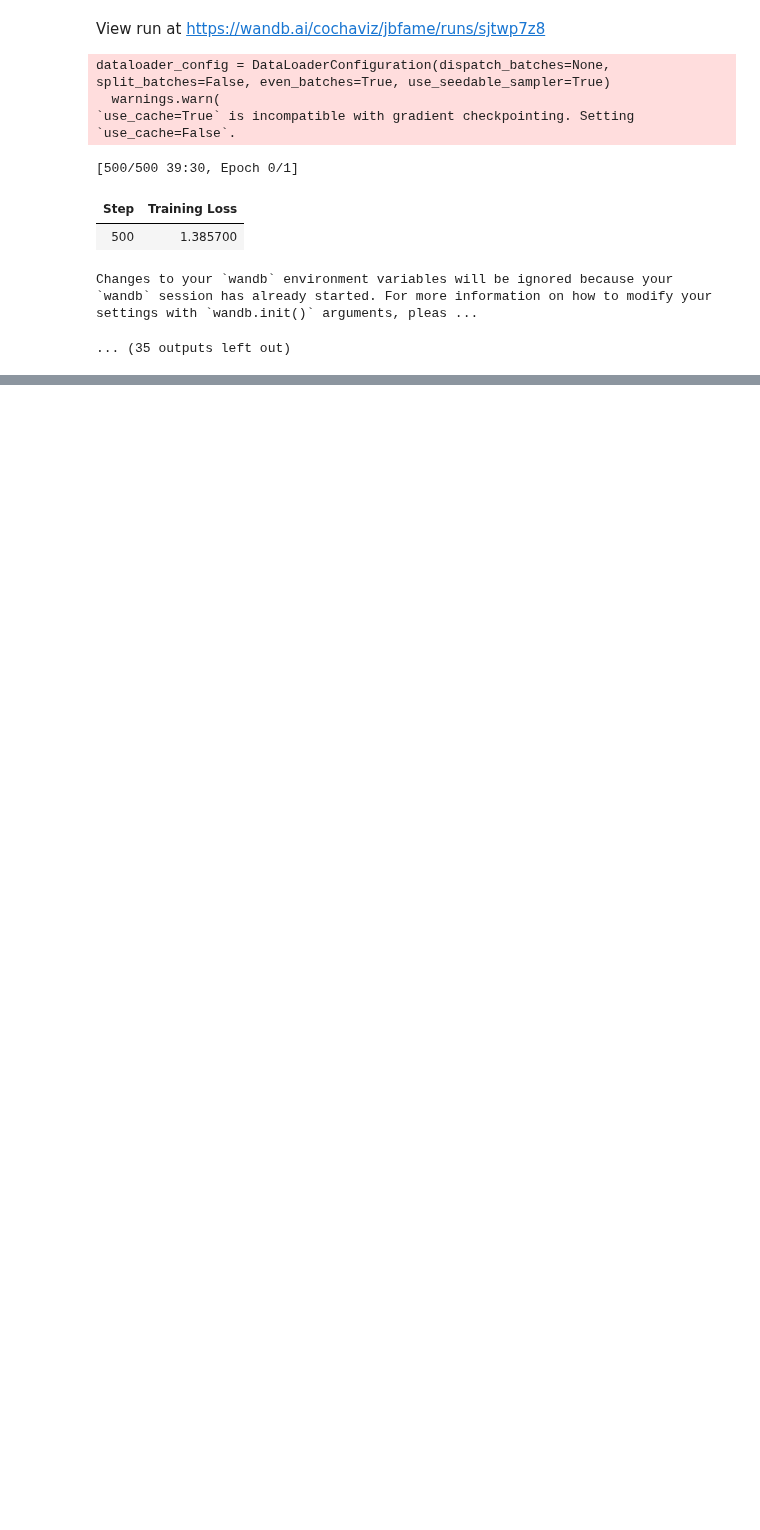
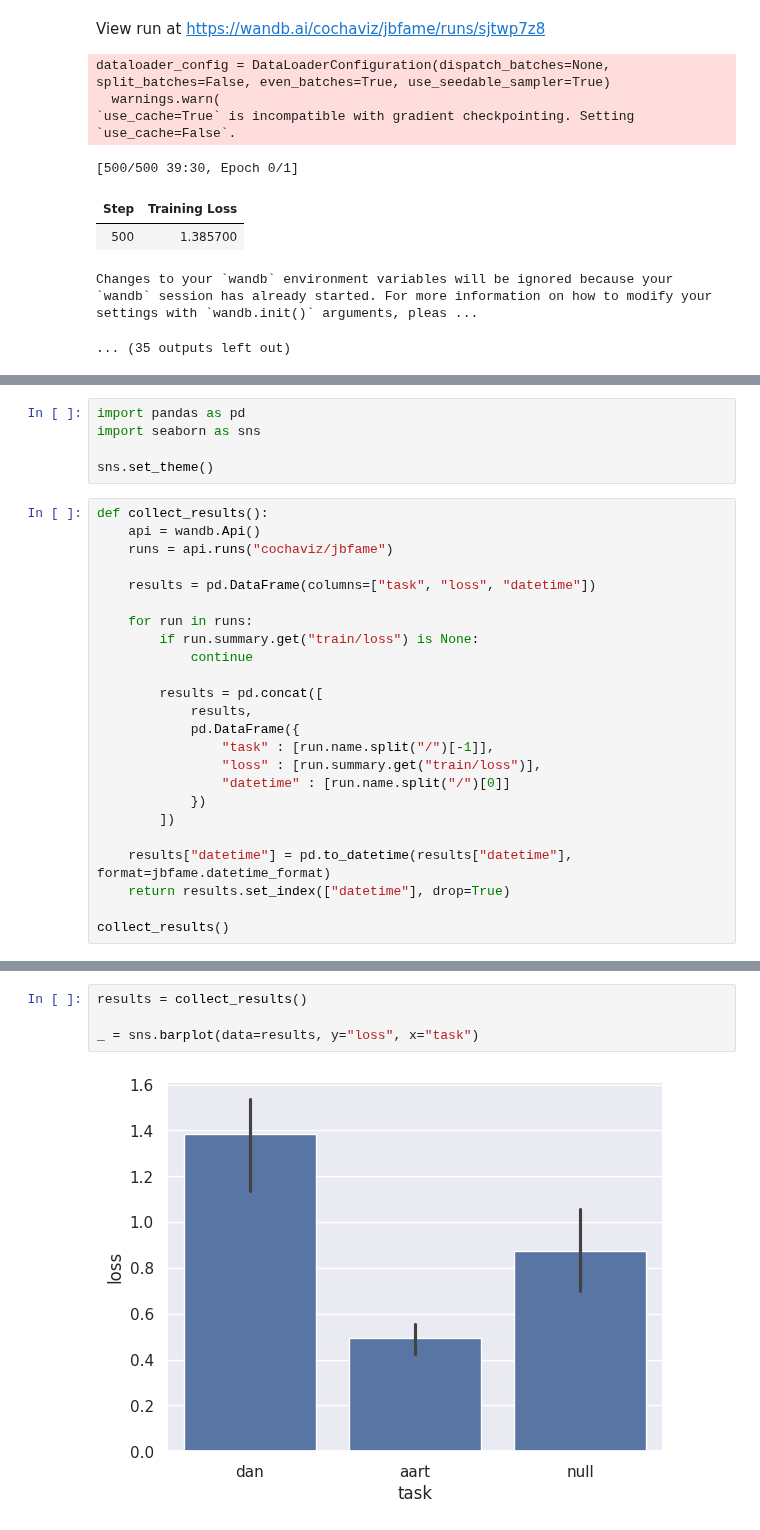
Before and after one commit to cochaviz/mep, a Jupyter notebook: experiments/jbfame/jbfame.ipynb, the cells around one changed output, grey strips where cells are left out. Drawn from its saved outputs; the diff is of its cells as text; blank space fills up the shorter version.

```diff
--- a/experiments/jbfame/jbfame.ipynb
+++ b/experiments/jbfame/jbfame.ipynb
@@ -400,0 +427,29 @@ Changes to your `wandb` environment variables will be ignored because your `wand
+# %%
+import pandas as pd
+import seaborn as sns
+
+sns.set_theme()
+# %%
+def collect_results():
+    api = wandb.Api()
+    runs = api.runs("cochaviz/jbfame")
+
+    results = pd.DataFrame(columns=["task", "loss", "datetime"])
+
+    for run in runs:
+        if run.summary.get("train/loss") is None:
+            continue
+
+        results = pd.concat([
+            results,
+            pd.DataFrame({
+                "task" : [run.name.split("/")[-1]],
+                "loss" : [run.summary.get("train/loss")],
+                "datetime" : [run.name.split("/")[0]]
+            })
+        ])
+
+    results["datetime"] = pd.to_datetime(results["datetime"], format=jbfame.datetime_format)
+    return results.set_index(["datetime"], drop=True)
+
+collect_results()
@@ -400,0 +480,6 @@ Changes to your `wandb` environment variables will be ignored because your `wand
+# %%
+results = collect_results()
+
+_ = sns.barplot(data=results, y="loss", x="task")
+# %% [output]
+[figure, added]
```
Also changed, not shown: parts of 11 cells of this notebook, 1 other file.
